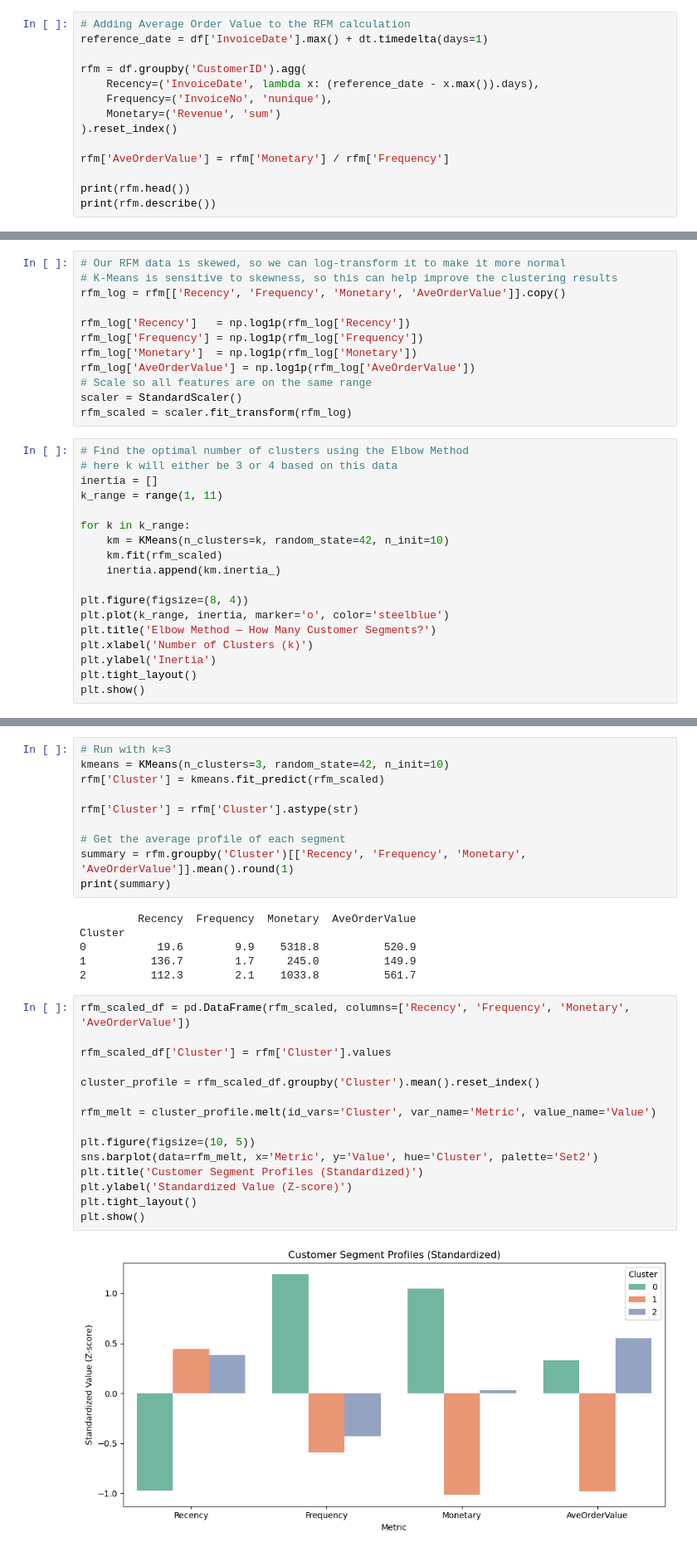
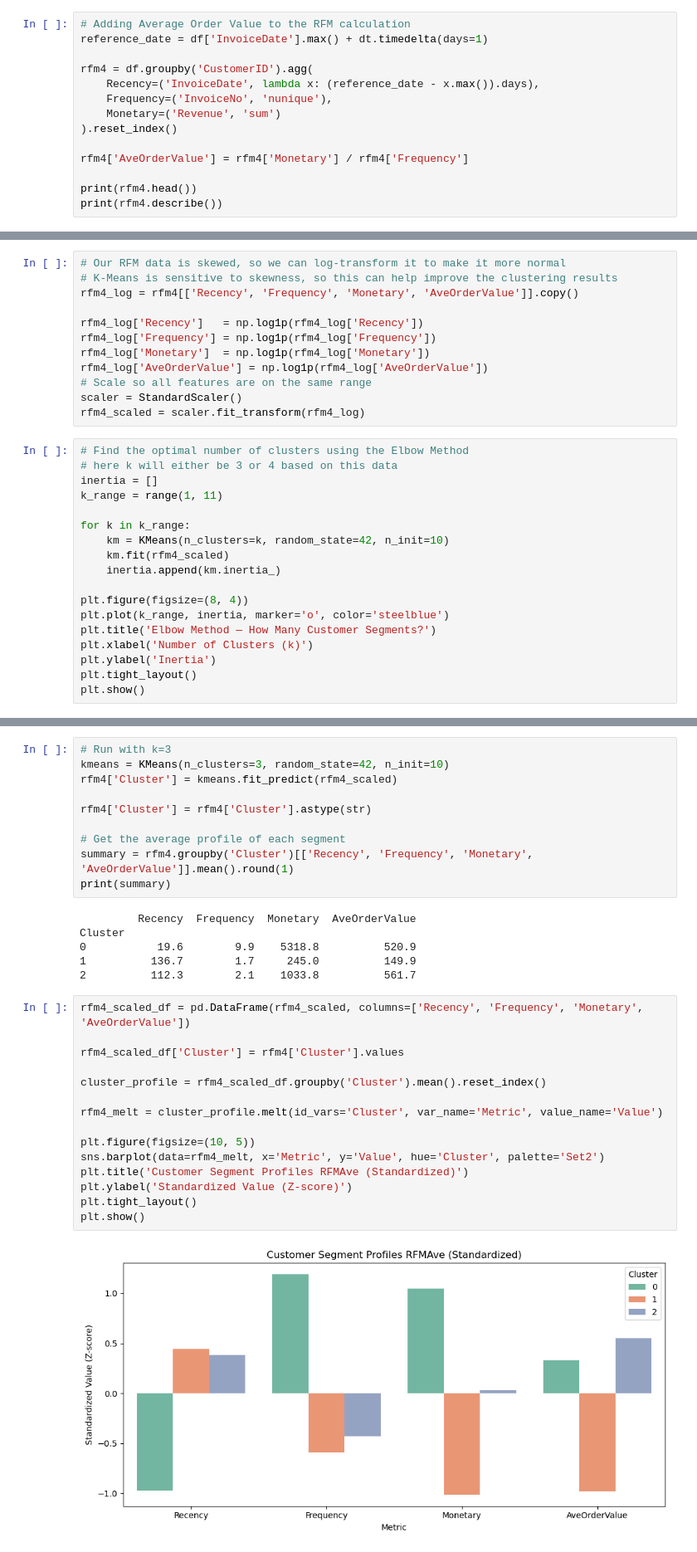
Before and after one commit to lemieuxjm/walk-thru-customer-segmentation, a Jupyter notebook: walk-thru-customer-segmentation.ipynb, the cells around one changed output, grey strips where cells are left out. Shown at 83% size. Drawn from its saved outputs; the diff is of its cells as text.

```diff
--- a/walk-thru-customer-segmentation.ipynb
+++ b/walk-thru-customer-segmentation.ipynb
@@ -192,16 +192,16 @@ plt.show()
 # Adding Average Order Value to the RFM calculation
 reference_date = df['InvoiceDate'].max() + dt.timedelta(days=1)
 
-rfm = df.groupby('CustomerID').agg(
+rfm4 = df.groupby('CustomerID').agg(
     Recency=('InvoiceDate', lambda x: (reference_date - x.max()).days),
     Frequency=('InvoiceNo', 'nunique'),
     Monetary=('Revenue', 'sum')
 ).reset_index()
 
-rfm['AveOrderValue'] = rfm['Monetary'] / rfm['Frequency']
+rfm4['AveOrderValue'] = rfm4['Monetary'] / rfm4['Frequency']
 
-print(rfm.head())
-print(rfm.describe())
+print(rfm4.head())
+print(rfm4.describe())
 # %% [output]
    CustomerID  Recency  Frequency  Monetary  AveOrderValue
 0       12346      326          1  77183.60   77183.600000
@@ -246,15 +246,15 @@ plt.show()
 # %%
 # Our RFM data is skewed, so we can log-transform it to make it more normal
 # K-Means is sensitive to skewness, so this can help improve the clustering results
-rfm_log = rfm[['Recency', 'Frequency', 'Monetary', 'AveOrderValue']].copy()
+rfm4_log = rfm4[['Recency', 'Frequency', 'Monetary', 'AveOrderValue']].copy()
 
-rfm_log['Recency']   = np.log1p(rfm_log['Recency'])
-rfm_log['Frequency'] = np.log1p(rfm_log['Frequency'])
-rfm_log['Monetary']  = np.log1p(rfm_log['Monetary'])
-rfm_log['AveOrderValue'] = np.log1p(rfm_log['AveOrderValue'])
+rfm4_log['Recency']   = np.log1p(rfm4_log['Recency'])
+rfm4_log['Frequency'] = np.log1p(rfm4_log['Frequency'])
+rfm4_log['Monetary']  = np.log1p(rfm4_log['Monetary'])
+rfm4_log['AveOrderValue'] = np.log1p(rfm4_log['AveOrderValue'])
 # Scale so all features are on the same range
 scaler = StandardScaler()
-rfm_scaled = scaler.fit_transform(rfm_log)
+rfm4_scaled = scaler.fit_transform(rfm4_log)
 # %%
 # Find the optimal number of clusters using the Elbow Method
 # here k will either be 3 or 4 based on this data
@@ -263,7 +263,7 @@ k_range = range(1, 11)
 
 for k in k_range:
     km = KMeans(n_clusters=k, random_state=42, n_init=10)
-    km.fit(rfm_scaled)
+    km.fit(rfm4_scaled)
     inertia.append(km.inertia_)
 
 plt.figure(figsize=(8, 4))
@@ -278,12 +278,12 @@ plt.show()
 # %%
 # Run with k=3
 kmeans = KMeans(n_clusters=3, random_state=42, n_init=10)
-rfm['Cluster'] = kmeans.fit_predict(rfm_scaled)
+rfm4['Cluster'] = kmeans.fit_predict(rfm4_scaled)
 
-rfm['Cluster'] = rfm['Cluster'].astype(str)
+rfm4['Cluster'] = rfm4['Cluster'].astype(str)
 
 # Get the average profile of each segment
-summary = rfm.groupby('Cluster')[['Recency', 'Frequency', 'Monetary', 'AveOrderValue']].mean().round(1)
+summary = rfm4.groupby('Cluster')[['Recency', 'Frequency', 'Monetary', 'AveOrderValue']].mean().round(1)
 print(summary)
 # %% [output]
          Recency  Frequency  Monetary  AveOrderValue
@@ -292,19 +292,19 @@ Cluster
 1          136.7        1.7     245.0          149.9
 2          112.3        2.1    1033.8          561.7
 # %%
-rfm_scaled_df = pd.DataFrame(rfm_scaled, columns=['Recency', 'Frequency', 'Monetary', 'AveOrderValue'])
+rfm4_scaled_df = pd.DataFrame(rfm4_scaled, columns=['Recency', 'Frequency', 'Monetary', 'AveOrderValue'])
 
-rfm_scaled_df['Cluster'] = rfm['Cluster'].values
+rfm4_scaled_df['Cluster'] = rfm4['Cluster'].values
 
-cluster_profile = rfm_scaled_df.groupby('Cluster').mean().reset_index()
+cluster_profile = rfm4_scaled_df.groupby('Cluster').mean().reset_index()
 
-rfm_melt = cluster_profile.melt(id_vars='Cluster', var_name='Metric', value_name='Value')
+rfm4_melt = cluster_profile.melt(id_vars='Cluster', var_name='Metric', value_name='Value')
 
 plt.figure(figsize=(10, 5))
-sns.barplot(data=rfm_melt, x='Metric', y='Value', hue='Cluster', palette='Set2')
-plt.title('Customer Segment Profiles (Standardized)')
+sns.barplot(data=rfm4_melt, x='Metric', y='Value', hue='Cluster', palette='Set2')
+plt.title('Customer Segment Profiles RFMAve (Standardized)')
 plt.ylabel('Standardized Value (Z-score)')
 plt.tight_layout()
 plt.show()
 # %% [output]
-[figure, old version]
+[figure, new version]
```
Also changed, not shown: parts of 7 cells of this notebook, 1 other file.
